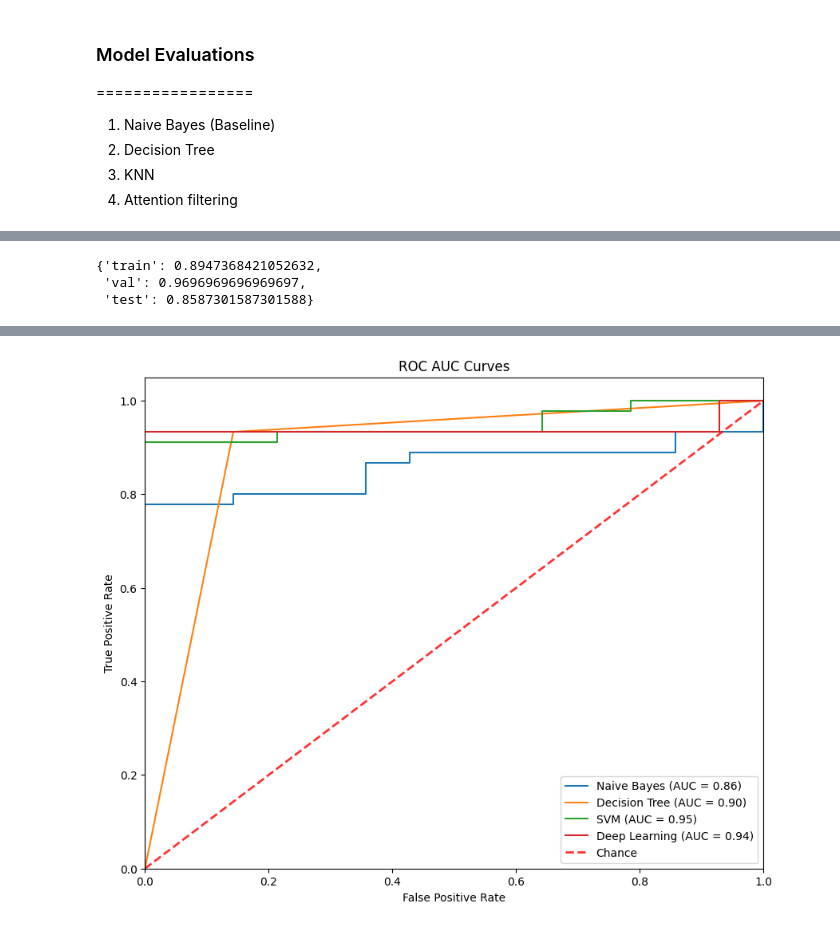
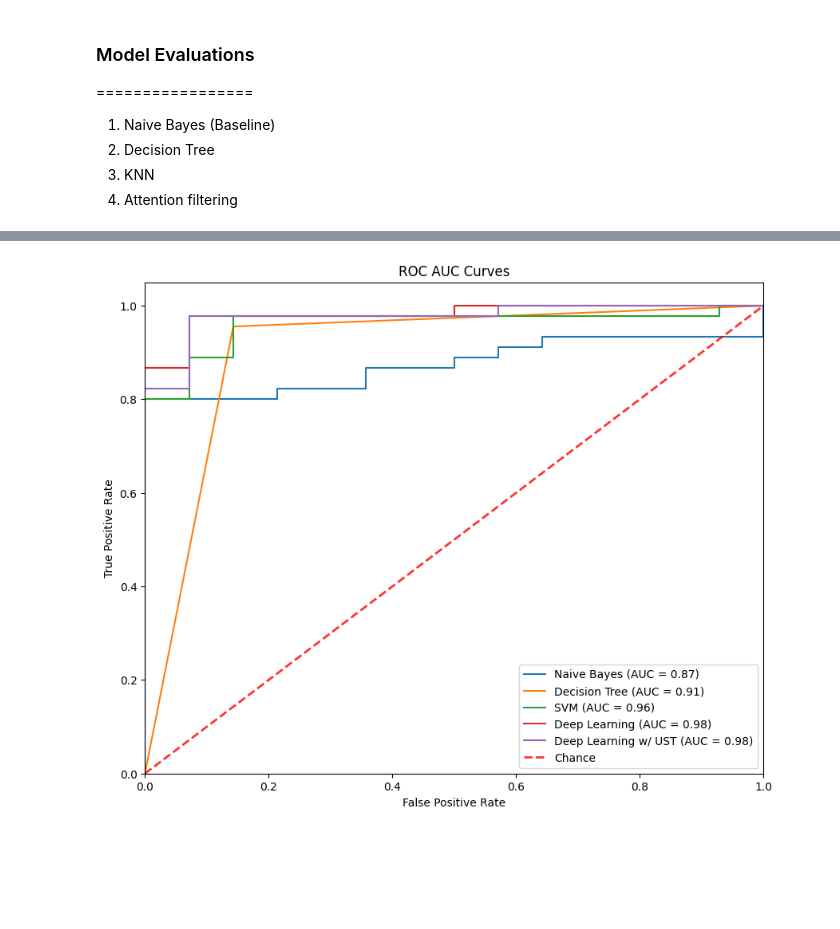
Before and after one commit to joelwk/Chanscope, a Jupyter notebook: notebooks/performance_evaluations.ipynb, the cells around one changed output, grey strips where cells are left out. Drawn from its saved outputs; the diff is of its cells as text; code cells hidden in the pictures; blank space fills up the shorter version.

Commit message:
updated performance eval and data disclaimer

```diff
--- a/notebooks/performance_evaluations.ipynb
+++ b/notebooks/performance_evaluations.ipynb
@@ -214,10 +220,7 @@ plot_f1(f1_scores_train, f1_scores_val, f1_scores_test, models)
-# %%
-auc_scores
-# %% [output]
-{'train': 0.8947368421052632,
- 'val': 0.9696969696969697,
- 'test': 0.8587301587301588}
 # %%
+from sklearn.metrics import accuracy_score, f1_score, roc_auc_score
+from sklearn.metrics import roc_curve, auc
+
 def plot_roc_auc_curve(true_labels, model_predictions, model_names):
     plt.figure(figsize=(10, 8))
 
@@ -239,11 +242,11 @@ model_predictions = [
     nb_model.predict_proba(test_data)[:,1],
     dt_model.predict_proba(test_data)[:,1],
     svm_model.predict_proba(test_data)[:,1],
-    best_model.predict(test_data).flatten()
+    best_model.predict(test_data).flatten(),
+    student_model.predict(test_data).flatten()
 ]
 
-model_names = ['Naive Bayes', 'Decision Tree', 'SVM', 'Deep Learning']
-
+model_names = ['Naive Bayes', 'Decision Tree', 'SVM', 'Deep Learning', 'Deep Learning w/ UST']
 plot_roc_auc_curve(test_labels, model_predictions, model_names)
 # %% [output]
 2/2 [==============================] - 0s 4ms/step
@@ -250 +254 @@ plot_roc_auc_curve(test_labels, model_predictions, model_names)
-[figure, old version]
+[figure, new version]
```
Also changed, not shown: parts of 6 cells of this notebook, 16 other files.
